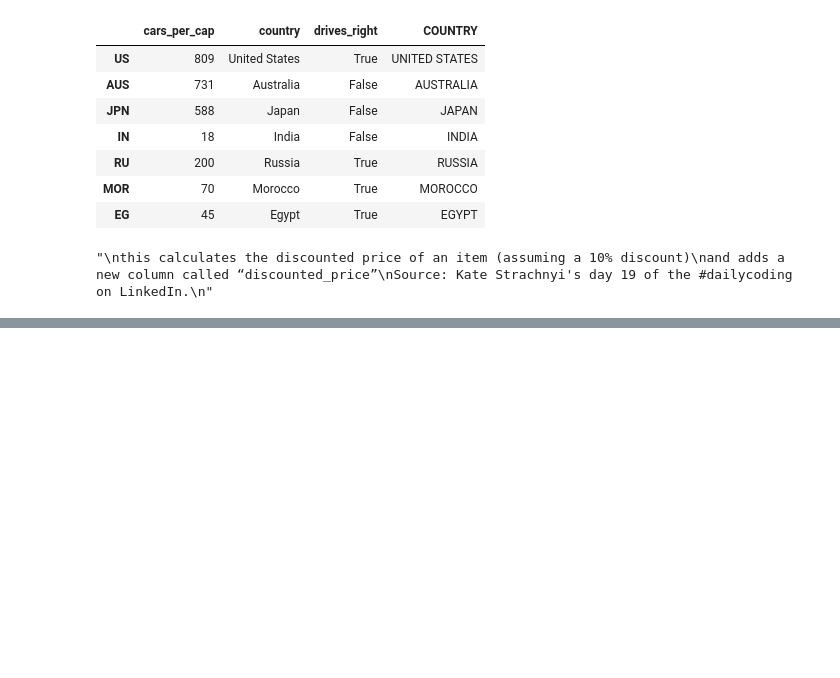
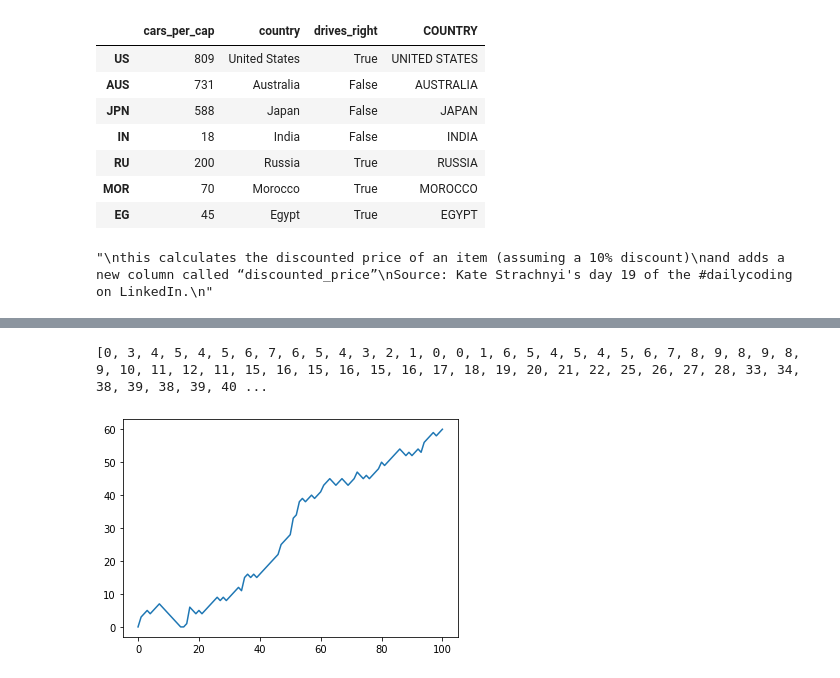
Before and after one commit to andkoc001/ML_projects, a Jupyter notebook: DataCamp Matplotlib .ipynb, the cells around one changed output, grey strips where cells are left out. Saved outputs shown, nothing was run; the diff lists cells and outputs as text; code cells hidden in the pictures; blank space fills up the shorter version.

Commit message:
Random distribution section added

```diff
--- a/DataCamp Matplotlib .ipynb
+++ b/DataCamp Matplotlib .ipynb
@@ -805,0 +844,29 @@ Source: Kate Strachnyi's day 19 of the #dailycoding on LinkedIn.
+# %%
+# For repatibility, the seed is set:
+np.random.seed(123)
+
+# Initialize random_walk
+random_walk = [0] # we start from step (floor) '0'
+
+# Complete the loop
+for x in range(100) :
+    # Set step: last element in random_walk
+    step = random_walk[-1]
+
+    # Roll the dice
+    dice = np.random.randint(1,7)
+
+    # Determine next step
+    if dice <= 2:
+        step = step - 1
+    elif dice <= 5:
+        step = step + 1
+    else:
+        step = step + np.random.randint(1,7)
+
+    # append next_step to random_walk
+    random_walk.append(step)
+
+# Print random_walk
+
+print(random_walk)
@@ -805,0 +875,51 @@ Source: Kate Strachnyi's day 19 of the #dailycoding on LinkedIn.
+# %%
+'''
+There's something we haven't thought about in the above random walk - you can't go below 0!
+A typical way to solve problems like this is by using max().
+If you pass max() two arguments, the biggest one gets returned.
+For example, to make sure that a variable x never goes below 10 when you decrease it, you can use:
+
+x = max(10, x - 1)
+'''
+
+# For repatibility, the seed is set:
+np.random.seed(123)
+
+# Initialize random_walk
+random_walk = [0]
+
+for x in range(100) :
+    step = random_walk[-1]
+    dice = np.random.randint(1,7)
+
+    if dice <= 2:
+        # Replace below: use max to make sure step can't go below 0
+        step = max(0, step - 1)
+    elif dice <= 5:
+        step = step + 1
+    else:
+        step = step + np.random.randint(1,7)
+
+    random_walk.append(step)
+
+print(random_walk)
+# %% [output]
+[0, 3, 4, 5, 4, 5, 6, 7, 6, 5, 4, 3, 2, 1, 0, 0, 1, 6, 5, 4, 5, 4, 5, 6, 7, 8, 9, 8, 9, 8, 9, 10, 11, 12, 11, 15, 16, 15, 16, 15, 16, 17, 18, 19, 20, 21, 22, 25, 26, 27, 28, 33, 34, 38, 39, 38, 39, 40 ...
+# %%
+'''
+Let's visualize this random walk! Remember how you could use matplotlib to build a line plot?
+
+plt.plot(x, y)
+The first list you pass is mapped onto the x axis and the second list is mapped onto the y axis.
+
+If you pass only one argument, Python will know what to do and will use the index of the list
+to map onto the x axis, and the values in the list onto the y axis.
+'''
+
+# Plot random_walk
+plt.plot(random_walk)
+
+# Show the plot
+plt.show()
+# %% [output]
+[figure, added]
```
Also changed, not shown: parts of 16 cells of this notebook.
